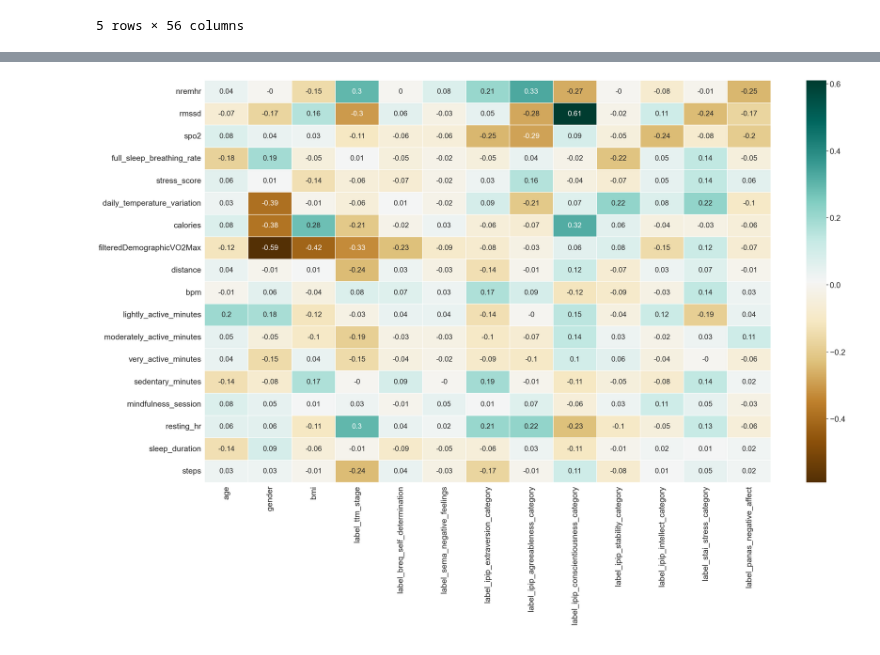
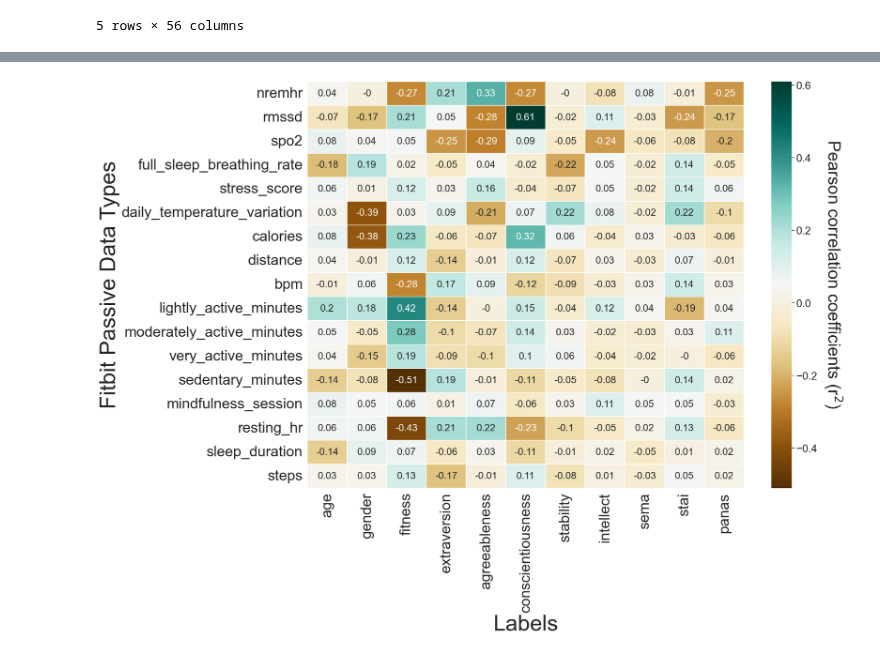
Before and after one commit to kcristinaa/RAIS-miniproject, a Jupyter notebook: notebooks_correlations_and_visualizations/visualizations_correlations.ipynb, the cells around one changed output, grey strips where cells are left out. Drawn from its saved outputs; the diff is of its cells as text; code cells hidden in the pictures.

```diff
--- a/notebooks_correlations_and_visualizations/visualizations_correlations.ipynb
+++ b/notebooks_correlations_and_visualizations/visualizations_correlations.ipynb
@@ -55,3 +89,7 @@ df.head()
 | 3 | 621e332267b776a24092a584 | 2021-05-24 | NaN | NaN | NaN | NaN | NaN | NaN | ... |
 | 4 | 621e333567b776a240a0c217 | 2021-05-24 | NaN | NaN | NaN | NaN | NaN | NaN | ... |
 5 rows × 56 columns
+# %%
+df['fitness'] = df.apply(lambda row: get_cardio_category(row["gender"], row['age'], row["filteredDemographicVO2Max"]), axis=1)
+df.fitness.astype(str)
+df.head()
@@ -70,16 +116,14 @@ df.head()
 df = df.replace(['Maintenance', 'Contemplation', 'Action', 'Preparation', 'Precontemplation', 'intrinsic_regulation', 'identified_regulation', 'introjected_regulation', 'amotivation', 'AVERAGE', 'LOW', 'HIGH','Below average', 'Average', 'Above average', 'Underweight', 'Normal', 'Overweight', 'Obese'], [0, 1, 2, 3, 4, 0, 1, 2, 3, 0, 1, 2, 0, 1, 2, 0, 1, 2, 3])
 # %%
 df = df[['nremhr', 'rmssd', 'spo2',
-       'full_sleep_breathing_rate', 'stress_score','daily_temperature_variation', 'calories',
-       'filteredDemographicVO2Max', 'distance', 'bpm',
+       'full_sleep_breathing_rate', 'stress_score','daily_temperature_variation', 'calories', 'distance', 'bpm',
        'lightly_active_minutes', 'moderately_active_minutes',
        'very_active_minutes', 'sedentary_minutes', 'mindfulness_session', 'resting_hr', 'sleep_duration', 'steps', 'age',
-       'gender', 'bmi', 'startTime', 'endTime',
-       'label_ttm_stage', 'label_breq_self_determination',
-       'label_sema_negative_feelings', 'label_ipip_extraversion_category',
+       'gender','fitness', 'startTime', 'endTime',
+       'label_ipip_extraversion_category',
        'label_ipip_agreeableness_category',
        'label_ipip_conscientiousness_category',
-       'label_ipip_stability_category', 'label_ipip_intellect_category',
+       'label_ipip_stability_category', 'label_ipip_intellect_category','label_sema_negative_feelings',
        'label_stai_stress_category', 'label_panas_negative_affect']]
 # %%
 correlation_matrix = df.corr().round(2)
@@ -127,13 +182,23 @@ correlation_matrix
+# %%
+correlation_matrix.rename(columns={"label_ttm_stage": "ttm_stage", "label_sema_negative_feelings":"sema", "label_ipip_extraversion_category":"extraversion",
+                                  "label_ipip_agreeableness_category":"agreeableness", "label_ipip_conscientiousness_category":"conscientiousness",
+                                  "label_ipip_stability_category":"stability", "label_ipip_intellect_category":"intellect", "label_stai_stress_category":"stai", "label_panas_negative_affect":"panas"}, inplace=True)
 # %%
 cmap = ["#4C72B0", "#55A868", "#C44E52",
           "#8172B2", "#CCB974", "#64B5CD"]
 sns.set_palette(sns.color_palette(cmap))
 # %%
 fig = plt.gcf()
-fig.set_size_inches(35, 20)
+fig.set_size_inches(20, 15)
 sns.set(font_scale = 2)
 sns.heatmap(data=correlation_matrix, annot=True,cmap='BrBG', annot_kws={"size":20}, linewidths=0.1)
+plt.xlabel('Labels', fontsize=45)
+plt.ylabel('Fitbit Passive Data Types', fontsize=45)
+plt.text(13, 13.5, 'Pearson correlation coefficients (r$^2$)', rotation=270, fontsize=35)
+plt.xticks(fontsize=30)
+plt.yticks(fontsize=30)
 plt.savefig("visualizations/correlation_matrix_labels_vs_features.png",bbox_inches='tight')
 plt.savefig("visualizations/correlation_matrix_labels_vs_features.eps",bbox_inches='tight')
+plt.show()
 # %% [output]
-[figure, old version]
+[figure, new version]
```
Also changed, not shown: parts of 6 cells of this notebook, 2 other files.
